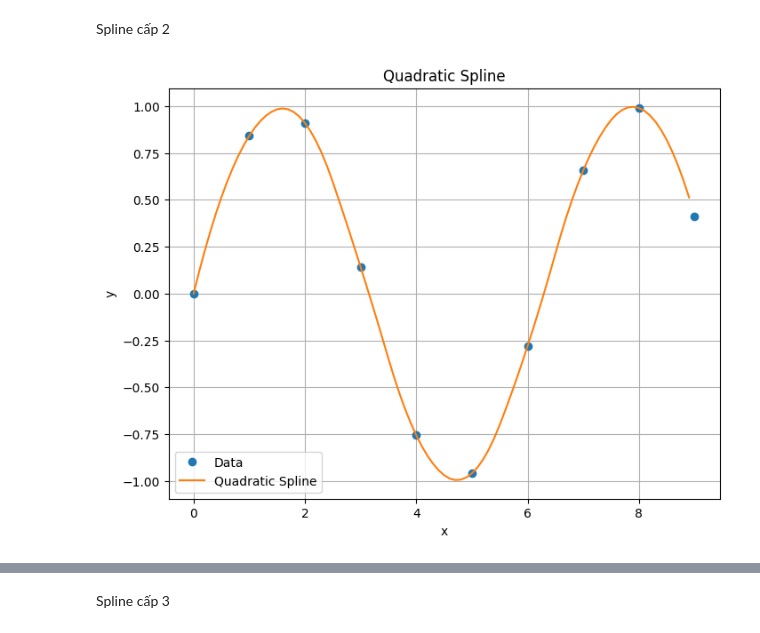
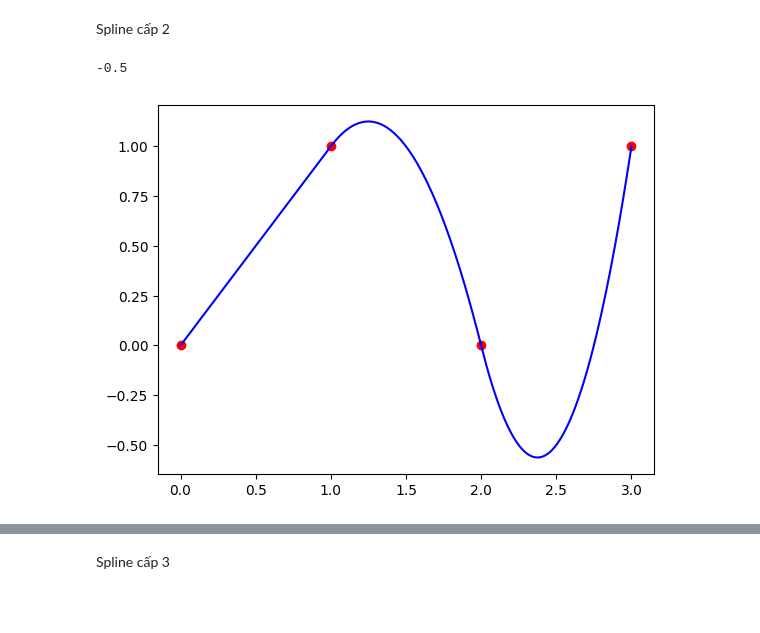
Before and after one commit to baotn0708/numerical_method, a Jupyter notebook: spline.ipynb, the cells around one changed output, grey strips where cells are left out. Cells and saved outputs as stored; diff of their text form; code cells hidden in the pictures; blank space fills up the shorter version.

```diff
--- a/spline.ipynb
+++ b/spline.ipynb
@@ -36,29 +36,55 @@ plt.show()
 [figure]
 # %% [markdown]
 Spline cấp 2
-# %%
-from scipy.interpolate import interp1d
-import numpy as np
-
-# Dữ liệu mẫu
-x = np.arange(0, 10)
-y = np.sin(x)
-
-# Tạo hàm nội suy
-f_quadratic = interp1d(x, y, kind='quadratic')
-
-# Tạo dữ liệu mẫu cho hàm nội suy
-x_new = np.arange(0, 9, 0.1)
-y_new = f_quadratic(x_new)
-
-# Vẽ đồ thị
-plt.figure(figsize=(8, 6))
-plt.plot(x, y, 'o', x_new, y_new, '-')
-plt.legend(['Data', 'Quadratic Spline'])
-plt.title('Quadratic Spline')
-plt.xlabel('x')
-plt.ylabel('y')
-plt.grid(True)
-plt.show()
-# %% [output]
-[figure, removed]
+# %%
+import numpy as np
+
+def quadratic_spline(x, y, xx, ioption, derivative_at_left=None):
+    n = len(x)  # No. of data points arranged in ascending order.
+
+    if xx < x[0] or xx > x[-1]:
+        raise ValueError('out of x range!')
+
+    # Initialize d array
+    d = np.zeros(n)
+
+    # Calculate d[0]
+    if ioption == 1:
+        d[0] = 0.0  # Natural quadratic spline condition
+    else:
+        d[0] = derivative_at_left  # Use the given derivative at the left endpoint
+
+    # Use the recursive algorithm to calculate all d[i]
+    for i in range(1, n):
+        d[i] = 2.0 * (y[i] - y[i-1]) / (x[i] - x[i-1]) - d[i-1]
+
+    # Find the interval where xx resides
+    m = 0
+    for i in range(n-1):
+        if xx >= x[i] and xx <= x[i+1]:
+            m = i
+            break
+
+    # Calculate y(xx) using quadratic spline equation
+    f = (xx - x[m]) * (0.5 * (d[m+1] - d[m]) * (xx - x[m]) / (x[m+1] - x[m]) + d[m]) + y[m]
+    return f
+
+# Example usage:
+x = np.array([0, 1, 2, 3])
+y = np.array([0, 1, 0, 1])
+xx = 2.5
+ioption = 2  # Use 2 to provide the derivative at the left endpoint
+derivative_at_left = 1.0  # Example derivative at the left endpoint
+result = quadratic_spline(x, y, xx, ioption, derivative_at_left)
+print(result)
+#vẽ
+import matplotlib.pyplot as plt
+plt.plot(x, y, 'ro')
+# Plot the quadratic spline
+xnew = np.linspace(x[0], x[-1], 300)
+ynew = [quadratic_spline(x, y, xx, ioption, derivative_at_left) for xx in xnew]
+plt.plot(xnew, ynew, 'b-')
+plt.show()
+# %% [output]
+-0.5
+[figure, added]
```
Also changed, not shown: parts of 2 cells of this notebook, 3 other files.
